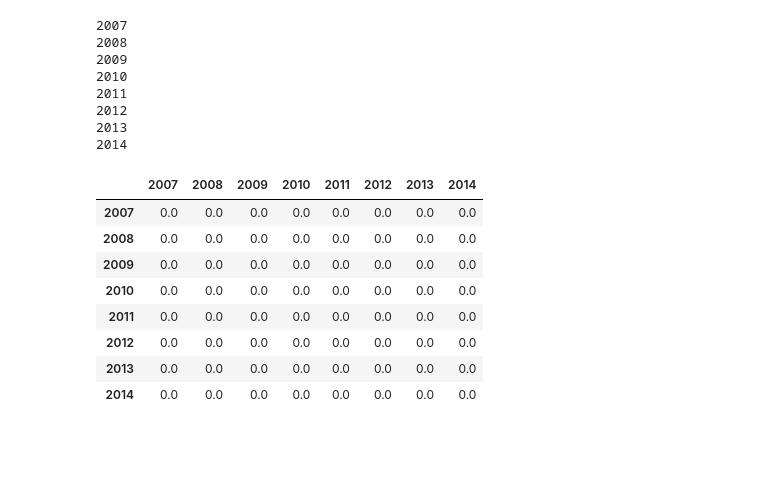
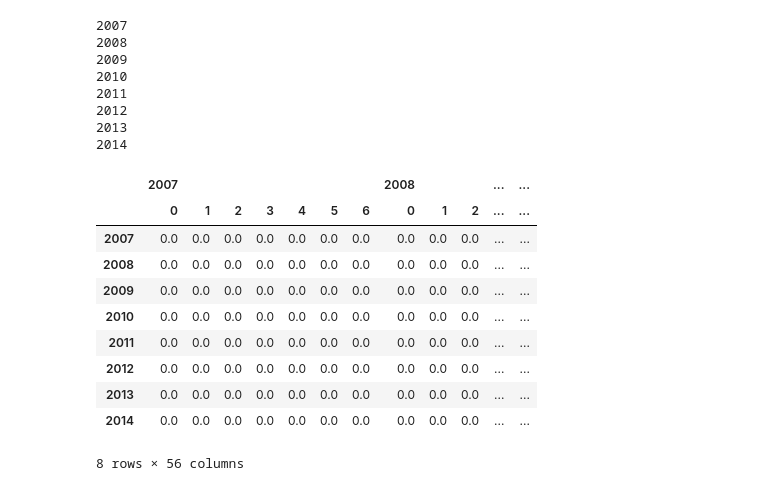
Before and after one commit to Dionidgy/ML, a Jupyter notebook: lifelong/lifelong_exp.ipynb, the cells around one changed output. Drawn from its saved outputs; the diff is of its cells as text; code cells hidden in the pictures; blank space fills up the shorter version.

```diff
--- a/lifelong/lifelong_exp.ipynb
+++ b/lifelong/lifelong_exp.ipynb
@@ -27,7 +28,7 @@ tfidf_vect = TfidfVectorizer(max_df = 0.9, min_df = 10, ngram_range=(1, 3))
 porter_stemmer = nltk.stem.PorterStemmer()
 tok = count_vect.build_tokenizer()
 clf = LogisticRegression(solver='liblinear', C = 2.8, penalty = 'l1')
-samples_number = 4
+samples_number = 7
 # %%
 df_all = pd.read_csv('../Amazon_Electronics/Electronics_5.csv')
 df_all
@@ -112,18 +114,21 @@ for year in range(2007, 2015):
 2013
 2014
 # %%
-df_accuracy = pd.DataFrame(np.zeros([2015-2007, 2015-2007]),index=range(2007, 2015), columns=range(2007, 2015))
+df_accuracy = pd.DataFrame(np.zeros([2015-2007, (2015-2007)*samples_number]), index=range(2007, 2015), columns=pd.MultiIndex.from_product([range(2007, 2015), range(samples_number)]))
+df_tvd = df_accuracy.copy()
 df_accuracy
 # %% [output]
-|  | 2007 | 2008 | 2009 | 2010 | 2011 | 2012 | 2013 | 2014 |
-| 2007 | 0.0 | 0.0 | 0.0 | 0.0 | 0.0 | 0.0 | 0.0 | 0.0 |
-| 2008 | 0.0 | 0.0 | 0.0 | 0.0 | 0.0 | 0.0 | 0.0 | 0.0 |
-| 2009 | 0.0 | 0.0 | 0.0 | 0.0 | 0.0 | 0.0 | 0.0 | 0.0 |
-| 2010 | 0.0 | 0.0 | 0.0 | 0.0 | 0.0 | 0.0 | 0.0 | 0.0 |
-| 2011 | 0.0 | 0.0 | 0.0 | 0.0 | 0.0 | 0.0 | 0.0 | 0.0 |
-| 2012 | 0.0 | 0.0 | 0.0 | 0.0 | 0.0 | 0.0 | 0.0 | 0.0 |
-| 2013 | 0.0 | 0.0 | 0.0 | 0.0 | 0.0 | 0.0 | 0.0 | 0.0 |
-| 2014 | 0.0 | 0.0 | 0.0 | 0.0 | 0.0 | 0.0 | 0.0 | 0.0 |
+|  | 2007 |  |  |  |  |  |  | 2008 |  |  | ... | ... |
+|  | 0 | 1 | 2 | 3 | 4 | 5 | 6 | 0 | 1 | 2 | ... | ... |
+| 2007 | 0.0 | 0.0 | 0.0 | 0.0 | 0.0 | 0.0 | 0.0 | 0.0 | 0.0 | 0.0 | ... | ... |
+| 2008 | 0.0 | 0.0 | 0.0 | 0.0 | 0.0 | 0.0 | 0.0 | 0.0 | 0.0 | 0.0 | ... | ... |
+| 2009 | 0.0 | 0.0 | 0.0 | 0.0 | 0.0 | 0.0 | 0.0 | 0.0 | 0.0 | 0.0 | ... | ... |
+| 2010 | 0.0 | 0.0 | 0.0 | 0.0 | 0.0 | 0.0 | 0.0 | 0.0 | 0.0 | 0.0 | ... | ... |
+| 2011 | 0.0 | 0.0 | 0.0 | 0.0 | 0.0 | 0.0 | 0.0 | 0.0 | 0.0 | 0.0 | ... | ... |
+| 2012 | 0.0 | 0.0 | 0.0 | 0.0 | 0.0 | 0.0 | 0.0 | 0.0 | 0.0 | 0.0 | ... | ... |
+| 2013 | 0.0 | 0.0 | 0.0 | 0.0 | 0.0 | 0.0 | 0.0 | 0.0 | 0.0 | 0.0 | ... | ... |
+| 2014 | 0.0 | 0.0 | 0.0 | 0.0 | 0.0 | 0.0 | 0.0 | 0.0 | 0.0 | 0.0 | ... | ... |
+8 rows × 56 columns
 # %%
 for year_train in range(2007, 2015):
     for test_index in range(samples_number):
```
Also changed, not shown: parts of 6 cells of this notebook.
